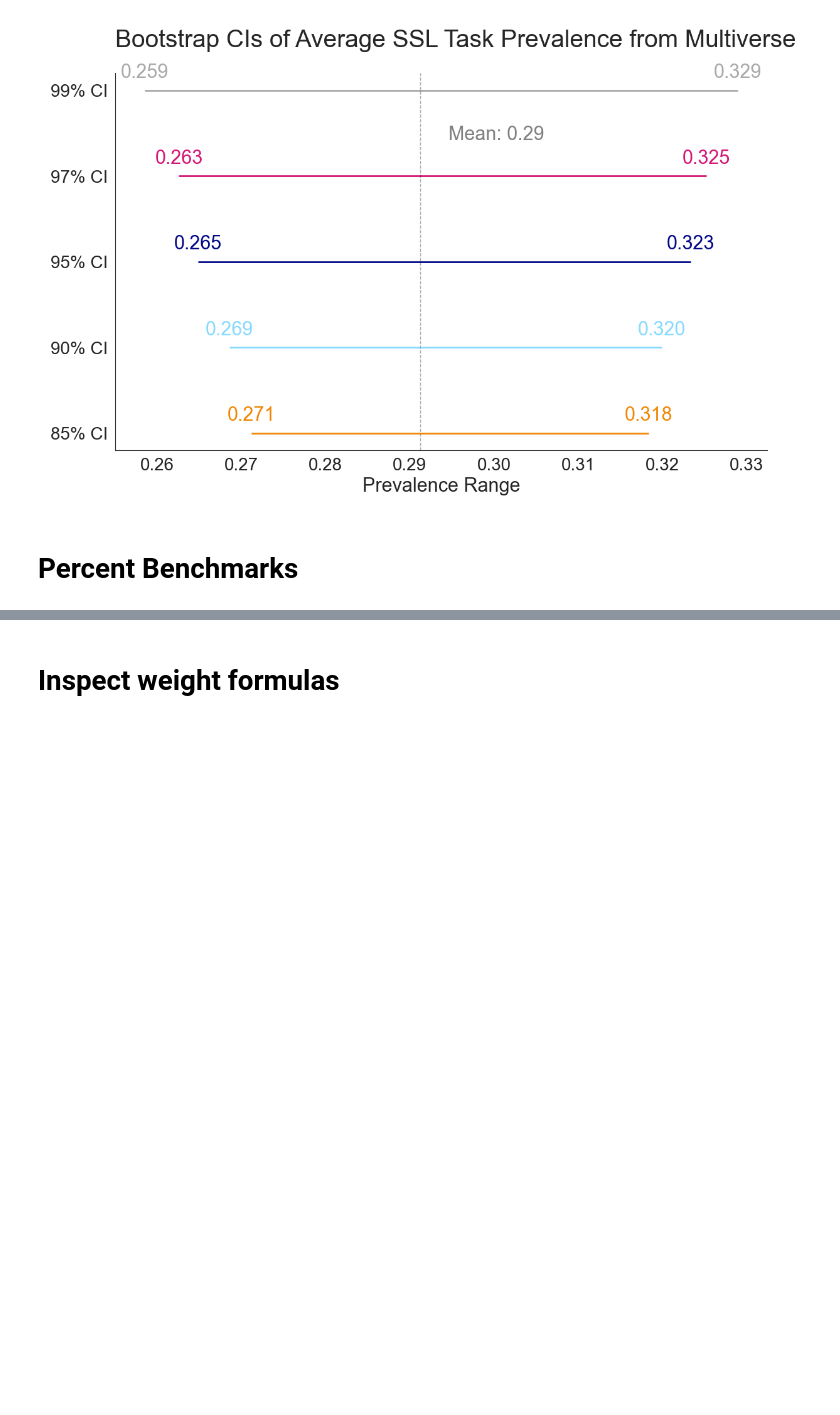
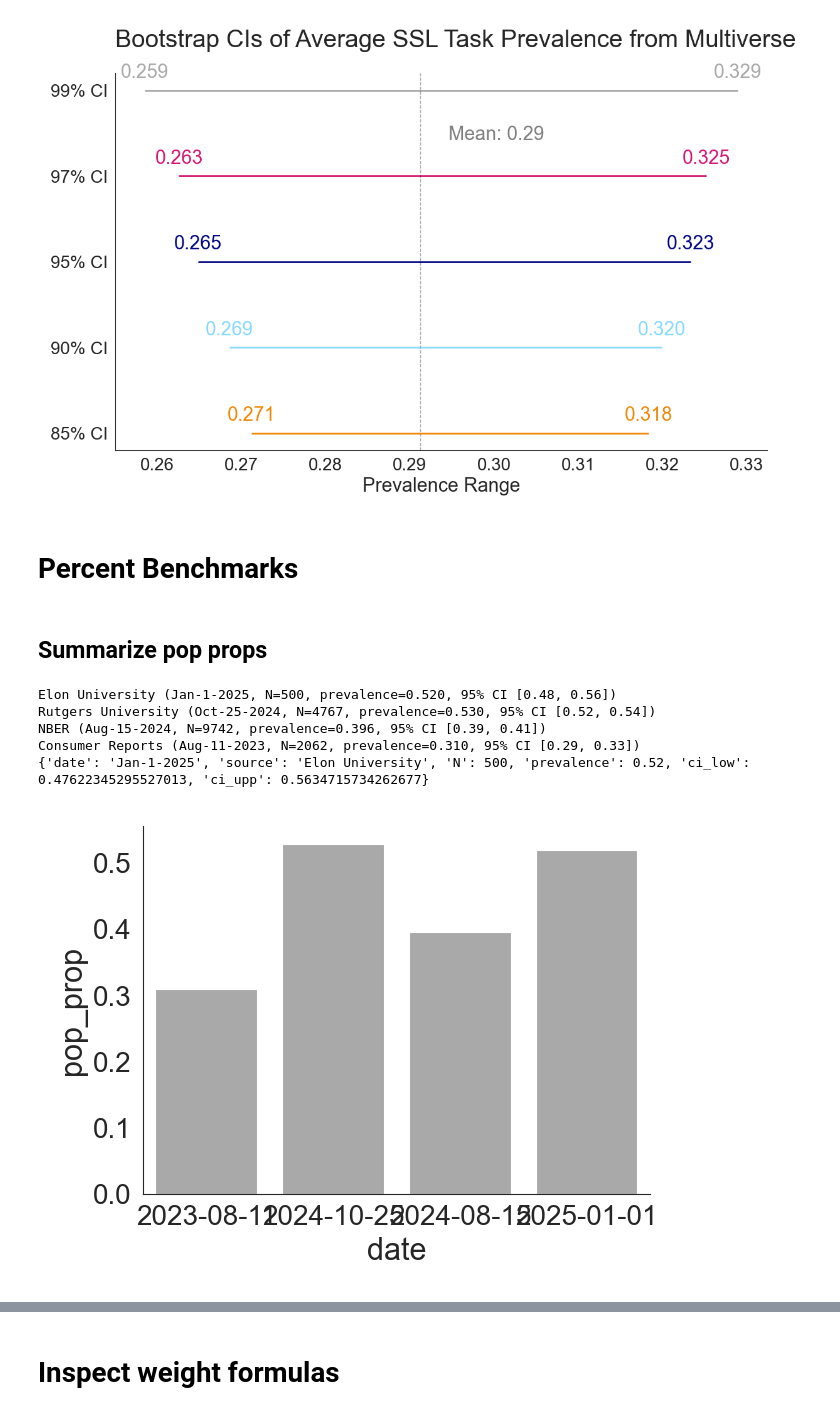
Before and after one commit to josh-ashkinaze/ssl, a Jupyter notebook: study1/prev_analysis.ipynb, the cells around one changed output, grey strips where cells are left out. Drawn from its saved outputs; the diff is of its cells as text; code cells hidden in the pictures; blank space fills up the shorter version.

```diff
--- a/study1/prev_analysis.ipynb
+++ b/study1/prev_analysis.ipynb
@@ -948,3 +948,67 @@ plt.show()
 [figure]
 # %% [markdown]
 # Percent Benchmarks
+# %% [markdown]
+## Summarize pop props
+# %%
+from datetime import datetime
+from statsmodels.stats.proportion import proportion_confint
+
+def format_row(row):
+    """Format one row into a concise summary string with 95% CI."""
+    source = row['Source']
+    date_str = pd.to_datetime(row['Date']).strftime("%b-%-d-%Y")  # Jan-1-2025
+
+    total = int(row['Eligible Possible N'])
+    yes_prop = float(row['Eligible Proportion'])
+    yes_count = int(round(total * yes_prop))
+
+    # 95% CI for proportion
+    ci_low, ci_upp = proportion_confint(yes_count, total, alpha=0.05, method="wilson")
+
+    return (
+        f"{source} ({date_str}, N={total}, "
+        f"prevalence={yes_prop:.3f}, "
+        f"95% CI [{ci_low:.2f}, {ci_upp:.2f}])"
+    )
+
+#####################
+# Summarize props
+#####################
+df = read_data()
+ppd = df[df['Eligible Flag (+1 means use)'] == 1].drop_duplicates(subset=['Title'])
+ppd['pop_prop'] = ppd['Eligible Proportion'].astype(float)
+ppd['date'] = ppd['Date']
+sns.barplot(data=ppd, x='date', y='pop_prop')
+most_recent = ppd.sort_values(by=['date'], ascending=False)
+most_recent['Source'] = most_recent['Source'].apply(lambda x: "Rutgers University" if x == "Rutgers" else x)
+all_strings = most_recent.apply(format_row, axis=1)
+result_str = "\n".join(all_strings)
+print(result_str)
+
+
+#####################
+# Most recent
+#####################
+row = most_recent.iloc[0]
+total = int(row['Eligible Possible N'])
+yes_prop = float(row['Eligible Proportion'])
+yes_count = int(round(total * yes_prop))
+ci_low, ci_upp = proportion_confint(yes_count, total, alpha=0.05, method="wilson")
+
+most_recent_point = {
+    "date": pd.to_datetime(row['Date']).strftime("%b-%-d-%Y"),
+    "source": row['Source'],
+    "N": total,
+    "prevalence": yes_prop,
+    "ci_low": ci_low,
+    "ci_upp": ci_upp
+}
+print(most_recent_point)
+# %% [output]
+Elon University (Jan-1-2025, N=500, prevalence=0.520, 95% CI [0.48, 0.56])
+Rutgers University (Oct-25-2024, N=4767, prevalence=0.530, 95% CI [0.52, 0.54])
+NBER (Aug-15-2024, N=9742, prevalence=0.396, 95% CI [0.39, 0.41])
+Consumer Reports (Aug-11-2023, N=2062, prevalence=0.310, 95% CI [0.29, 0.33])
+{'date': 'Jan-1-2025', 'source': 'Elon University', 'N': 500, 'prevalence': 0.52, 'ci_low': 0.47622345295527013, 'ci_upp': 0.5634715734262677}
+[figure, added]
```
Also changed, not shown: parts of 5 cells of this notebook, 3 other files.
